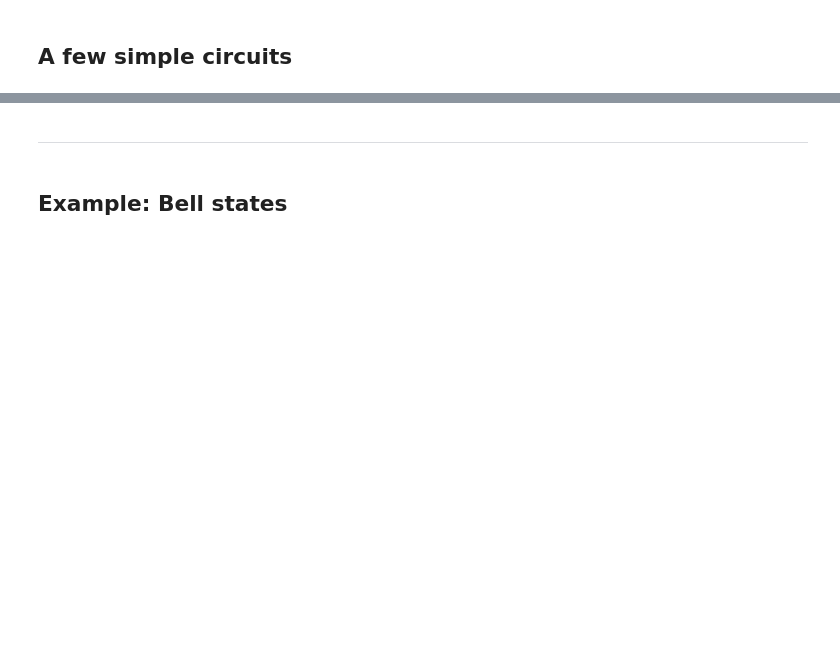
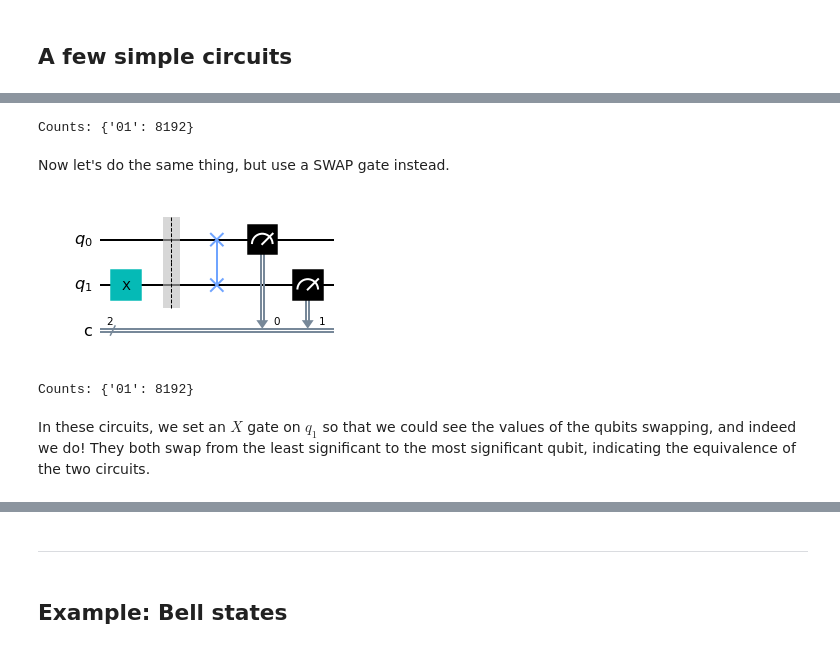
Before and after one commit to kylegodbey/nuclear-quantum-computing, a Jupyter notebook: nuclear-qc/intro-qc/gates.ipynb, the cells around one changed output, grey strips where cells are left out. Cells and saved outputs as stored; diff of their text form; code cells hidden in the pictures; blank space fills up the shorter version.

```diff
--- a/nuclear-qc/intro-qc/gates.ipynb
+++ b/nuclear-qc/intro-qc/gates.ipynb
@@ -371,0 +408,29 @@ Hence, all of our measurements have been in this $|0\rangle$, $|1\rangle$ basis,
+# %%
+# measurement
+qc_trans = qiskit.transpile(qc3,sim)
+counts = sim.run(qc_trans, shots=shots).result().get_counts()
+print("Counts: {}".format(counts))
+# %% [output]
+Counts: {'01': 8192}
+# %% [markdown]
+Now let's do the same thing, but use a SWAP gate instead.
+# %%
+# real SWAP gate
+qswap2 = qiskit.QuantumCircuit(2,2)
+qswap2.x(1)
+qswap2.barrier()
+qswap2.swap(0,1)
+qswap2.measure(0,0)
+qswap2.measure(1,1)
+qswap2.draw("mpl")
+# %% [output]
+[figure, added]
+# %%
+# measurement
+qc_trans = qiskit.transpile(qswap2,sim)
+counts = sim.run(qc_trans, shots=shots).result().get_counts()
+print("Counts: {}".format(counts))
+# %% [output]
+Counts: {'01': 8192}
+# %% [markdown]
+In these circuits, we set an $X$ gate on $q_{1}$ so that we could see the values of the qubits swapping, and indeed we do! They both swap from the least significant to the most significant qubit, indicating the equivalence of the two circuits.
```
Also changed, not shown: parts of 12 cells of this notebook.
